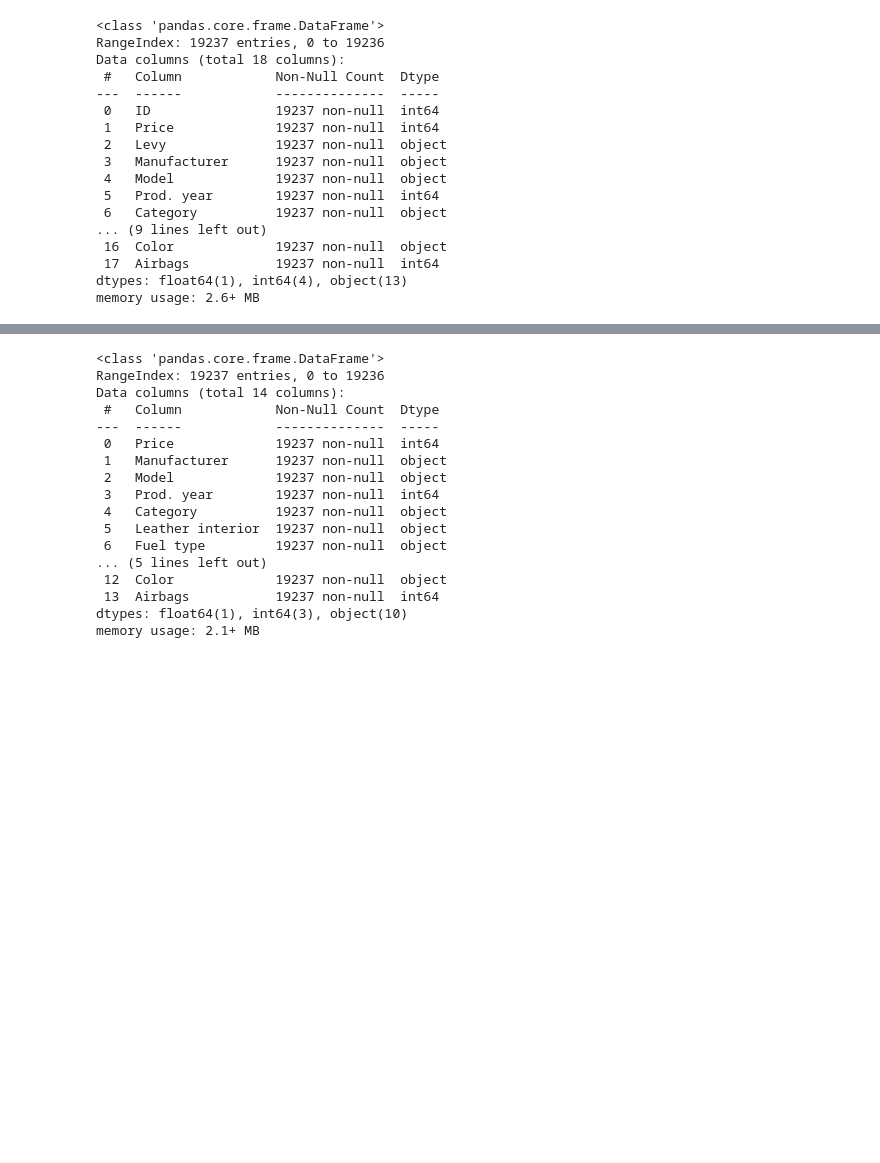
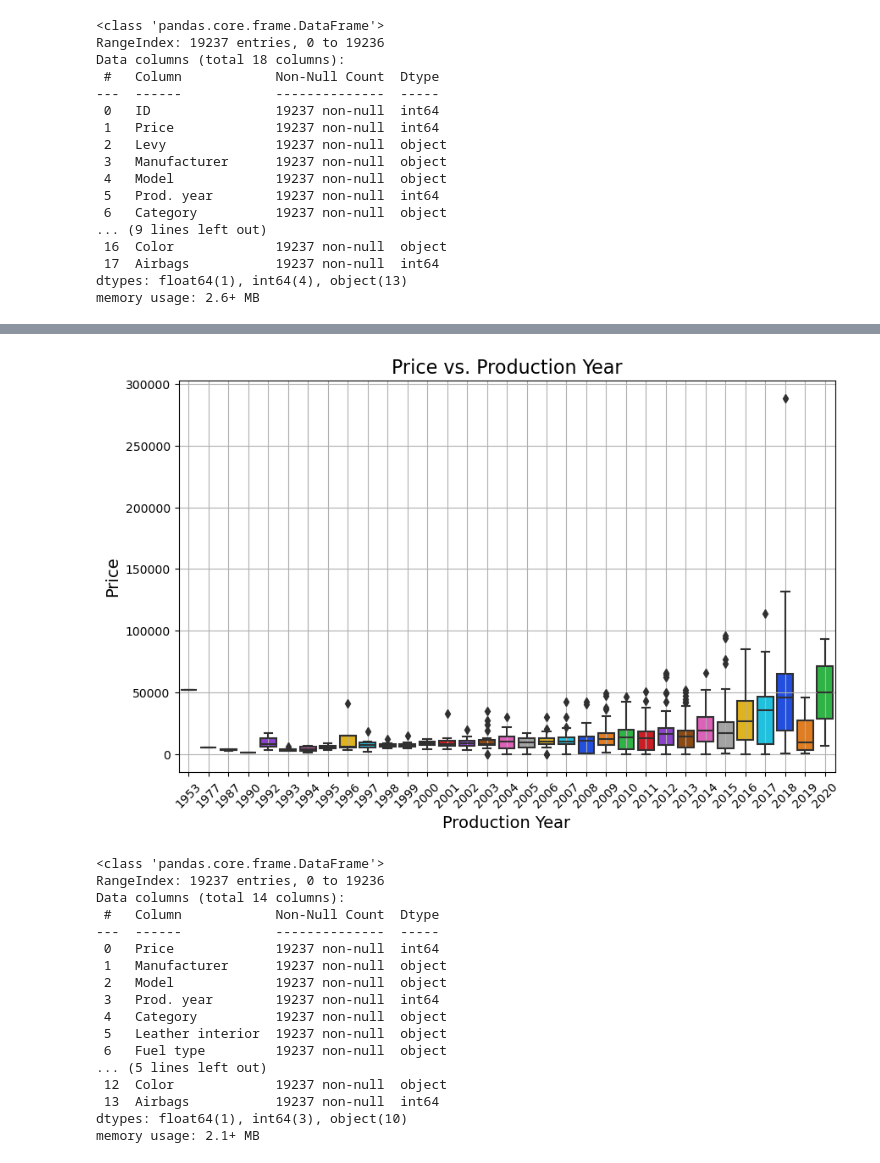
Before and after one commit to AliHShahid/CarPricePrediction, a Jupyter notebook: car-price-prediction.ipynb, the cells around one changed output, grey strips where cells are left out. Cells and saved outputs as stored; diff of their text form; code cells hidden in the pictures; blank space fills up the shorter version.

```diff
--- a/car-price-prediction.ipynb
+++ b/car-price-prediction.ipynb
@@ -63,3 +74,18 @@ df.head()
+# %%
+# Select a random sample of 1000 rows
+df_sampled = df.sample(n=1000, random_state=42)
+
+# Visualization 3: Price vs. Production Year
+plt.figure(figsize=(10, 6))
+sns.boxplot(x='Prod. year', y='Price', data=df_sampled, palette='bright')
+plt.title('Price vs. Production Year', fontsize=16)
+plt.xlabel('Production Year', fontsize=14)
+plt.ylabel('Price', fontsize=14)
+plt.xticks(rotation=45)
+plt.grid(True)
+plt.show()
+# %% [output]
+[figure, added]
 # %%
 df = df.drop(['ID','Levy','Doors', 'Drive wheels'], axis=True)
 # %%
```
Also changed, not shown: parts of 12 cells of this notebook.
